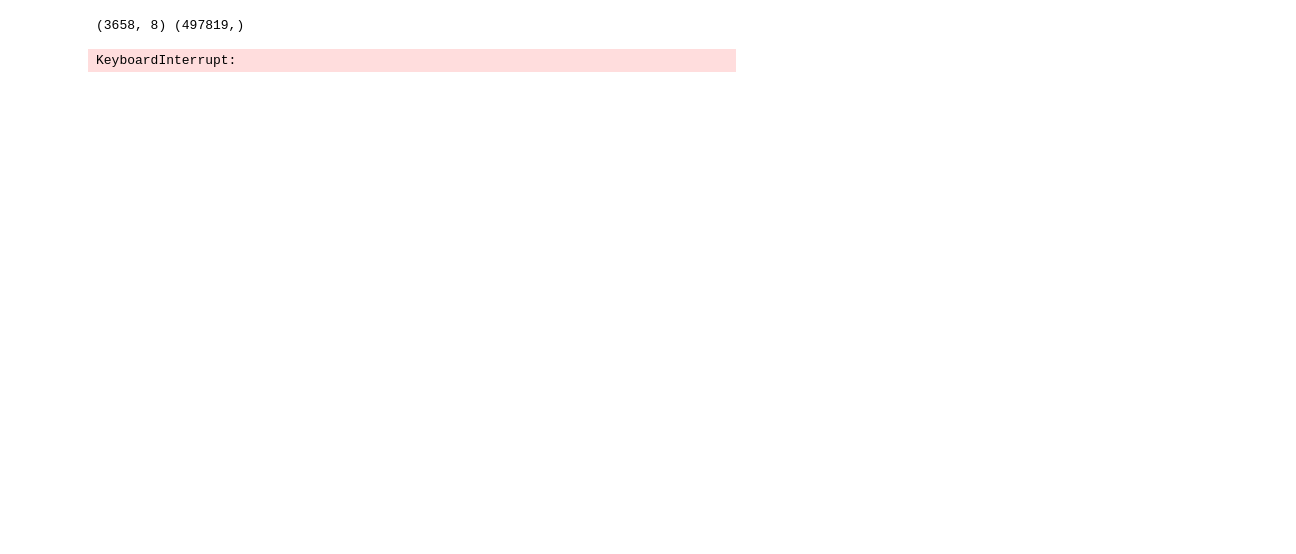
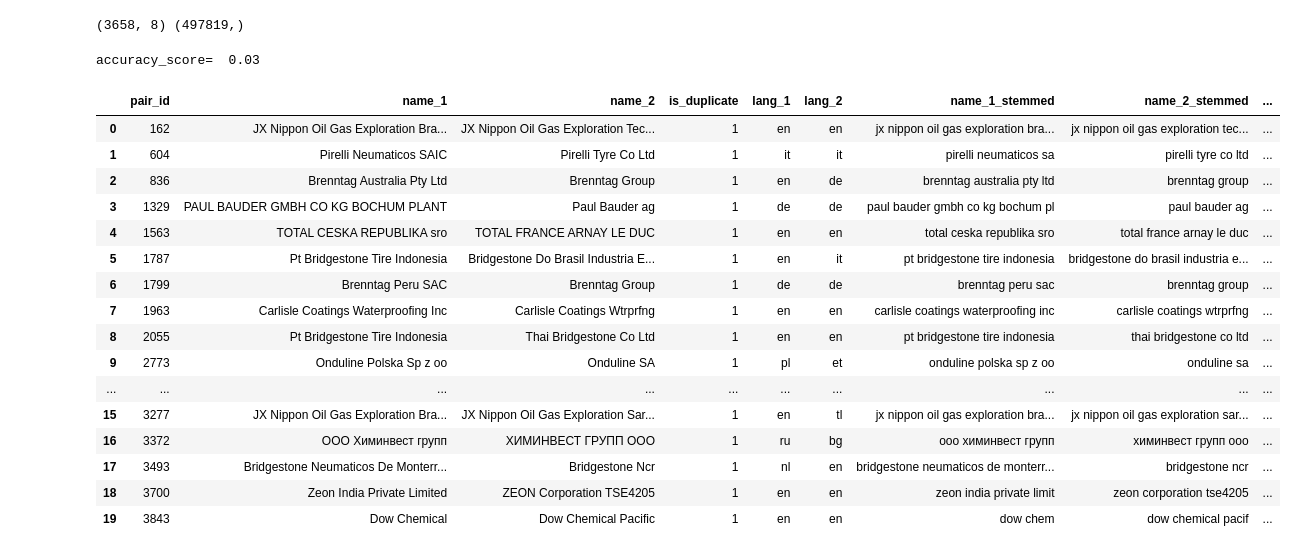
Before and after one commit to NikolayPavlychev/CompanyNamesSimularity, a Jupyter notebook: exploration.ipynb, the cells around one changed output. Cells and saved outputs as stored; diff of their text form; code cells hidden in the pictures; blank space fills up the shorter version.

```diff
--- a/exploration.ipynb
+++ b/exploration.ipynb
@@ -96,5 +83,5 @@ Int64Index([   384,    469,   3808,   4354,   5153,   5450,   5470,   5817,
 # %%
-dataset = pd.read_csv(sys.path[0]+'/CompanyNamesSimularity/CompanyNamesSimularity_dataset.csv',sep=';',dtype=object)
+dataset = pd.read_csv(sys.path[0]+'/CompanyNamesSimularity_dataset.csv',sep=';',dtype=object)
 # %%
 model_1 = fasttext.train_unsupervised(input=sys.path[0]+'/train_strings.csv',model="skipgram", minn=2, maxn=5, dim=300,epoch=5, lr=0.1,thread=10)
 model_2 = fasttext.train_unsupervised(input=sys.path[0]+'/train_strings.csv',model="skipgram", minn=2, maxn=5, dim=150,epoch=7, lr=0.05,thread=10)
@@ -152,13 +141,32 @@ def simularity(y,Y=Y,embeddings = embeddings_Y,model=model_1):
     return (distances_argmin, simularity_values)
 
 results_tuple_list.append(dataset_val['name_1_stemmed'].apply(lambda x: simularity(x)))
-# %% [output]
-KeyboardInterrupt:
 # %%
-dataset_val['names_1_simularity'] = [i[0] for i in results_tuple_list]
+dataset_val['names_1_simularity'] = [i[0] for i in results_tuple_list[0]]
 dataset_val['target'] = dataset_val['name_2_stemmed']==dataset_val['names_1_simularity']
 dataset_val['target'] = dataset_val['target'].astype(int)
 dataset_val['is_duplicate'] = dataset_val['is_duplicate'].astype(int)
 
-
-print('accuracy_score= ',round(accuracy_score(data_1['is_duplicate'],data_1['target']),2))
+print('accuracy_score= ',round(accuracy_score(dataset_val['is_duplicate'],dataset_val['target']),2))
+# %% [output]
+accuracy_score=  0.03
+# %%
+dataset_val.head(20)
+# %% [output]
+|  | pair_id | name_1 | name_2 | is_duplicate | lang_1 | lang_2 | name_1_stemmed | name_2_stemmed | ... |
+| 0 | 162 | JX Nippon Oil Gas Exploration Bra... | JX Nippon Oil Gas Exploration Tec... | 1 | en | en | jx nippon oil gas exploration bra... | jx nippon oil gas exploration tec... | ... |
+| 1 | 604 | Pirelli Neumaticos SAIC | Pirelli Tyre Co Ltd | 1 | it | it | pirelli neumaticos sa | pirelli tyre co ltd | ... |
+| 2 | 836 | Brenntag Australia Pty Ltd | Brenntag Group | 1 | en | de | brenntag australia pty ltd | brenntag group | ... |
+| 3 | 1329 | PAUL BAUDER GMBH CO KG BOCHUM PLANT | Paul Bauder ag | 1 | de | de | paul bauder gmbh co kg bochum pl | paul bauder ag | ... |
+| 4 | 1563 | TOTAL CESKA REPUBLIKA sro | TOTAL FRANCE ARNAY LE DUC | 1 | en | en | total ceska republika sro | total france arnay le duc | ... |
+| 5 | 1787 | Pt Bridgestone Tire Indonesia | Bridgestone Do Brasil Industria E... | 1 | en | it | pt bridgestone tire indonesia | bridgestone do brasil industria e... | ... |
+| 6 | 1799 | Brenntag Peru SAC | Brenntag Group | 1 | de | de | brenntag peru sac | brenntag group | ... |
+| 7 | 1963 | Carlisle Coatings Waterproofing Inc | Carlisle Coatings Wtrprfng | 1 | en | en | carlisle coatings waterproofing inc | carlisle coatings wtrprfng | ... |
+| 8 | 2055 | Pt Bridgestone Tire Indonesia | Thai Bridgestone Co Ltd | 1 | en | en | pt bridgestone tire indonesia | thai bridgestone co ltd | ... |
+| 9 | 2773 | Onduline Polska Sp z oo | Onduline SA | 1 | pl | et | onduline polska sp z oo | onduline sa | ... |
+| ... | ... | ... | ... | ... | ... | ... | ... | ... | ... |
+| 15 | 3277 | JX Nippon Oil Gas Exploration Bra... | JX Nippon Oil Gas Exploration Sar... | 1 | en | tl | jx nippon oil gas exploration bra... | jx nippon oil gas exploration sar... | ... |
+| 16 | 3372 | ООО Химинвест групп | ХИМИНВЕСТ ГРУПП ООО | 1 | ru | bg | ооо химинвест групп | химинвест групп ооо | ... |
+| 17 | 3493 | Bridgestone Neumaticos De Monterr... | Bridgestone Ncr | 1 | nl | en | bridgestone neumaticos de monterr... | bridgestone ncr | ... |
+| 18 | 3700 | Zeon India Private Limited | ZEON Corporation TSE4205 | 1 | en | en | zeon india private limit | zeon corporation tse4205 | ... |
+| 19 | 3843 | Dow Chemical | Dow Chemical Pacific | 1 | en | en | dow chem | dow chemical pacif | ... |
```
Also changed, not shown: parts of 5 cells of this notebook.
